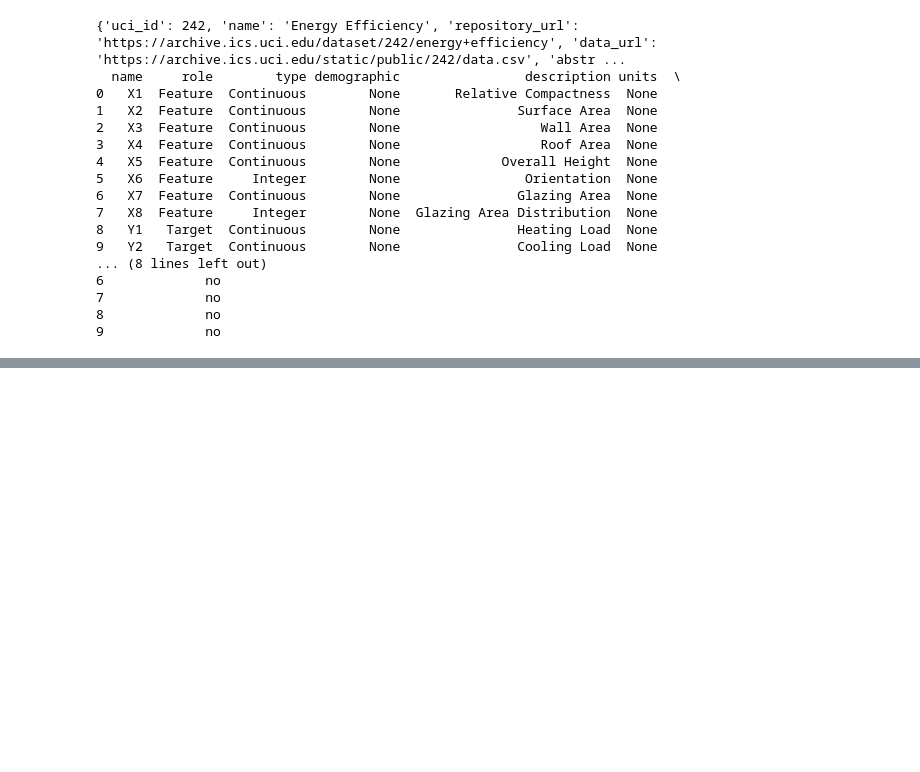
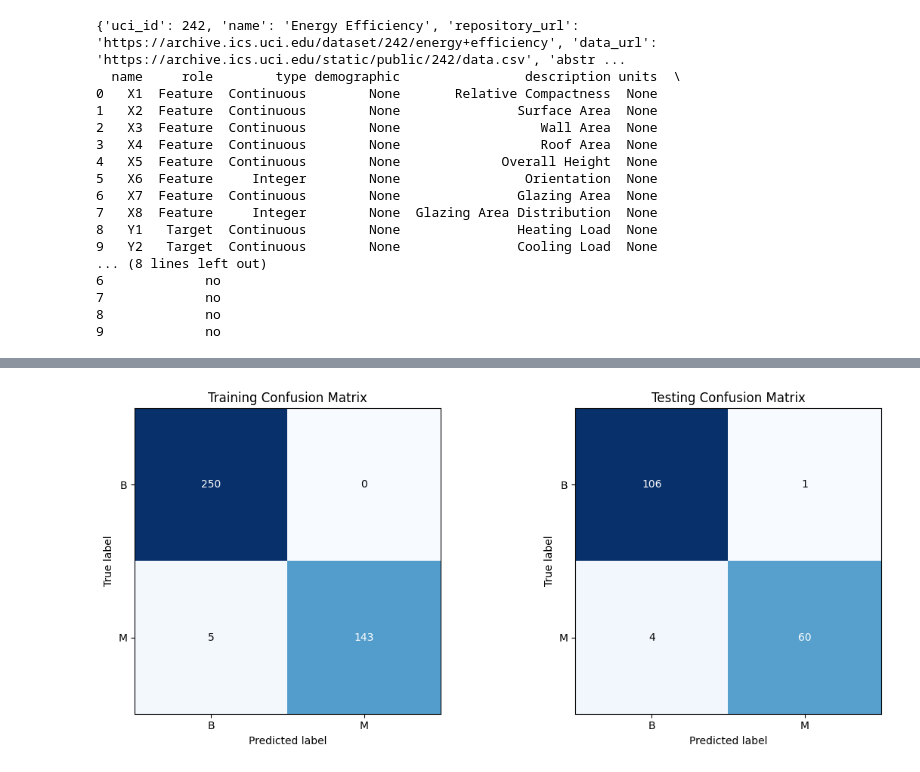
Before and after one commit to jonmaaku/AI221-machine-problems, a Jupyter notebook: mp1/machine-exercise-1.ipynb, the cells around one changed output, grey strips where cells are left out. Saved outputs shown, nothing was run; the diff lists cells and outputs as text; code cells hidden in the pictures; blank space fills up the shorter version.

```diff
--- a/mp1/machine-exercise-1.ipynb
+++ b/mp1/machine-exercise-1.ipynb
@@ -33,0 +253,16 @@ print(energy_efficiency.variables)
+# %%
+# Source Code from UCI ML Repo: https://archive.ics.uci.edu/dataset/17/breast+cancer+wisconsin+diagnostic
+from ucimlrepo import fetch_ucirepo
+
+# fetch dataset
+breast_cancer_wisconsin_diagnostic = fetch_ucirepo(id=17)
+
+# data (as pandas dataframes)
+X = breast_cancer_wisconsin_diagnostic.data.features
+y = breast_cancer_wisconsin_diagnostic.data.targets
+
+# metadata
+print(breast_cancer_wisconsin_diagnostic.metadata)
+
+# variable information
+print(breast_cancer_wisconsin_diagnostic.variables)
@@ -33,0 +344,77 @@ print(energy_efficiency.variables)
+# %%
+from sklearn.metrics import confusion_matrix, f1_score, precision_score, recall_score, roc_curve, auc
+
+import matplotlib.pyplot as plt
+
+# Get predicted labels and probabilities for train and test sets
+y_train_pred = pipe.predict(X_train)
+y_test_pred = pipe.predict(X_test)
+y_train_prob = pipe.predict_proba(X_train)[:, 1]
+y_test_prob = pipe.predict_proba(X_test)[:, 1]
+
+# Convert y_train and y_test to 1D arrays of labels
+y_train_true = y_train.values.ravel()
+y_test_true = y_test.values.ravel()
+
+# Confusion matrices
+cm_train = confusion_matrix(y_train_true, y_train_pred)
+cm_test = confusion_matrix(y_test_true, y_test_pred)
+
+# Metrics
+f1_train = f1_score(y_train_true, y_train_pred, pos_label='M')
+f1_test = f1_score(y_test_true, y_test_pred, pos_label='M')
+precision_train = precision_score(y_train_true, y_train_pred, pos_label='M')
+precision_test = precision_score(y_test_true, y_test_pred, pos_label='M')
+recall_train = recall_score(y_train_true, y_train_pred, pos_label='M')
+recall_test = recall_score(y_test_true, y_test_pred, pos_label='M')
+
+# False alarm rate = FP / (FP + TN)
+def false_alarm_rate(cm):
+    FP = cm[0,1]
+    TN = cm[0,0]
+    return FP / (FP + TN)
+
+far_train = false_alarm_rate(cm_train)
+far_test = false_alarm_rate(cm_test)
+
+# ROC curve and AUC
+fpr_train, tpr_train, _ = roc_curve(y_train_true, y_train_prob, pos_label='M')
+fpr_test, tpr_test, _ = roc_curve(y_test_true, y_test_prob, pos_label='M')
+auc_train = auc(fpr_train, tpr_train)
+auc_test = auc(fpr_test, tpr_test)
+
+# Plot confusion matrices for train and test sets
+fig, axes = plt.subplots(1, 2, figsize=(12, 5))
+for ax, cm, title in zip(axes, [cm_train, cm_test], ["Training Confusion Matrix", "Testing Confusion Matrix"]):
+    im = ax.imshow(cm, interpolation='nearest', cmap=plt.cm.Blues)
+    ax.set_title(title)
+    ax.set_xlabel('Predicted label')
+    ax.set_ylabel('True label')
+    tick_marks = np.arange(len(np.unique(y_train_true)))
+    ax.set_xticks(tick_marks)
+    ax.set_yticks(tick_marks)
+    ax.set_xticklabels(np.unique(y_train_true))
+    ax.set_yticklabels(np.unique(y_train_true))
+    for i in range(cm.shape[0]):
+        for j in range(cm.shape[1]):
+            ax.text(j, i, format(cm[i, j], 'd'),
+                    ha="center", va="center",
+                    color="white" if cm[i, j] > cm.max() / 2. else "black")
+
+
+plt.tight_layout()
+plt.show()
+print(f"Training F1-score: {f1_train:.3f}, Precision: {precision_train:.3f}, Recall: {recall_train:.3f}, False Alarm Rate: {far_train:.3f}, AUC: {auc_train:.3f}")
+print(f"Testing F1-score: {f1_test:.3f}, Precision: {precision_test:.3f}, Recall: {recall_test:.3f}, False Alarm Rate: {far_test:.3f}, AUC: {auc_test:.3f}")
+
+plt.figure(figsize=(8, 6))
+plt.plot(fpr_train, tpr_train, label=f'Train ROC (AUC={auc_train:.3f})')
+plt.plot(fpr_test, tpr_test, label=f'Test ROC (AUC={auc_test:.3f})')
+plt.plot([0, 1], [0, 1], 'k--')
+plt.xlabel('False Positive Rate')
+plt.ylabel('True Positive Rate')
+plt.title('ROC Curve')
+plt.legend()
+plt.show()
+# %% [output]
+[figure, added]
```
Also changed, not shown: parts of 16 cells of this notebook.
